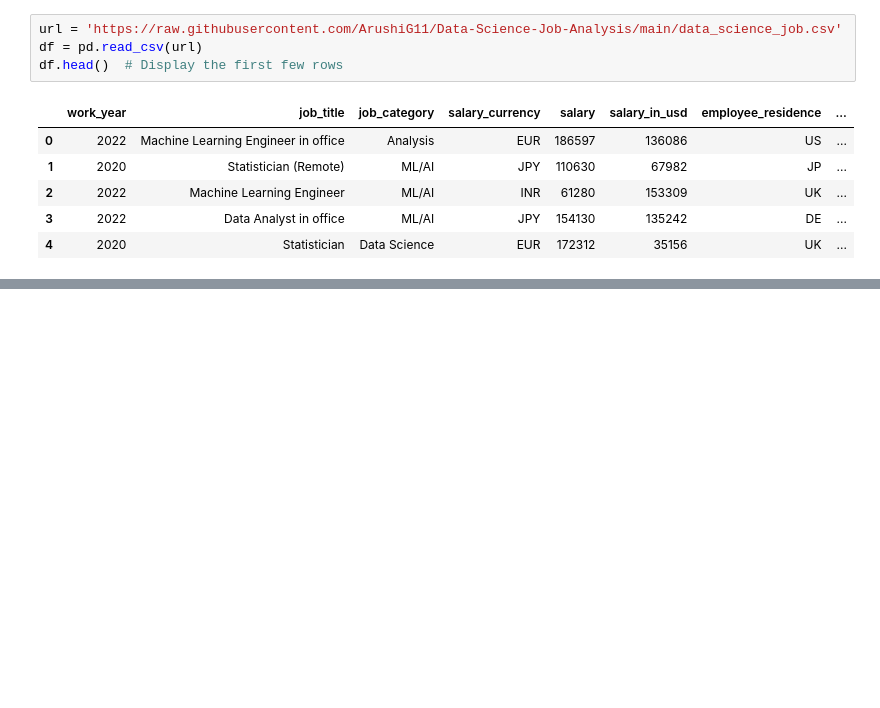
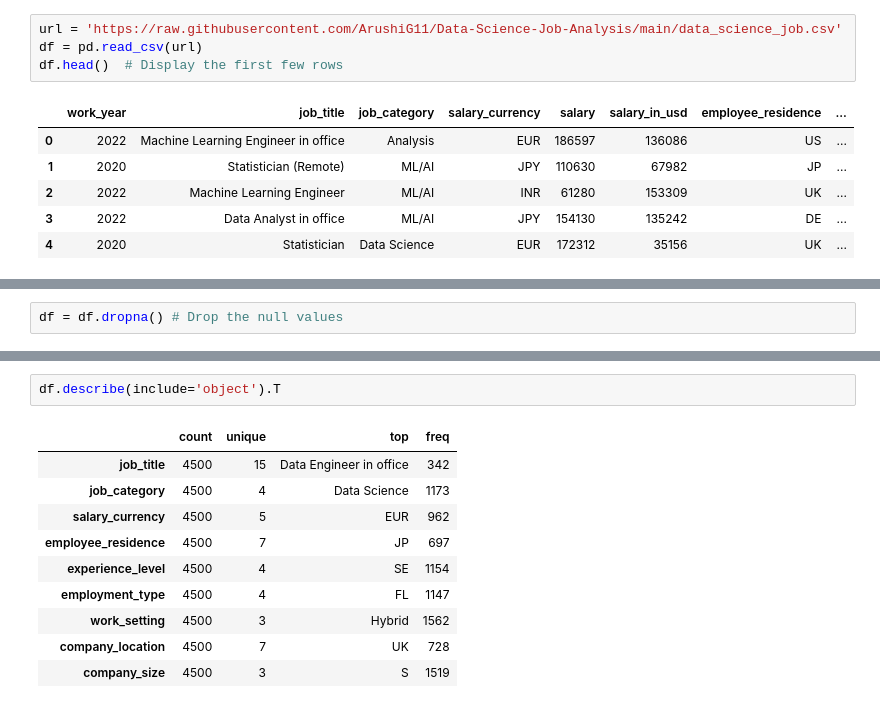
Before and after one commit to ArushiG11/Data-Science-Job-Analysis, a Jupyter notebook: Data_Science_Job_Analysis.ipynb, the cells around one changed output, grey strips where cells are left out. Saved outputs shown, nothing was run; the diff lists cells and outputs as text; blank space fills up the shorter version.

```diff
--- a/Data_Science_Job_Analysis.ipynb
+++ b/Data_Science_Job_Analysis.ipynb
@@ -25,0 +52,2 @@ df.head()  # Display the first few rows
+# %%
+df = df.dropna() # Drop the null values
@@ -25,0 +130,13 @@ df.head()  # Display the first few rows
+# %%
+df.describe(include='object').T
+# %% [output]
+|  | count | unique | top | freq |
+| job_title | 4500 | 15 | Data Engineer in office | 342 |
+| job_category | 4500 | 4 | Data Science | 1173 |
+| salary_currency | 4500 | 5 | EUR | 962 |
+| employee_residence | 4500 | 7 | JP | 697 |
+| experience_level | 4500 | 4 | SE | 1154 |
+| employment_type | 4500 | 4 | FL | 1147 |
+| work_setting | 4500 | 3 | Hybrid | 1562 |
+| company_location | 4500 | 7 | UK | 728 |
+| company_size | 4500 | 3 | S | 1519 |
```
Also changed, not shown: parts of 14 cells of this notebook.
